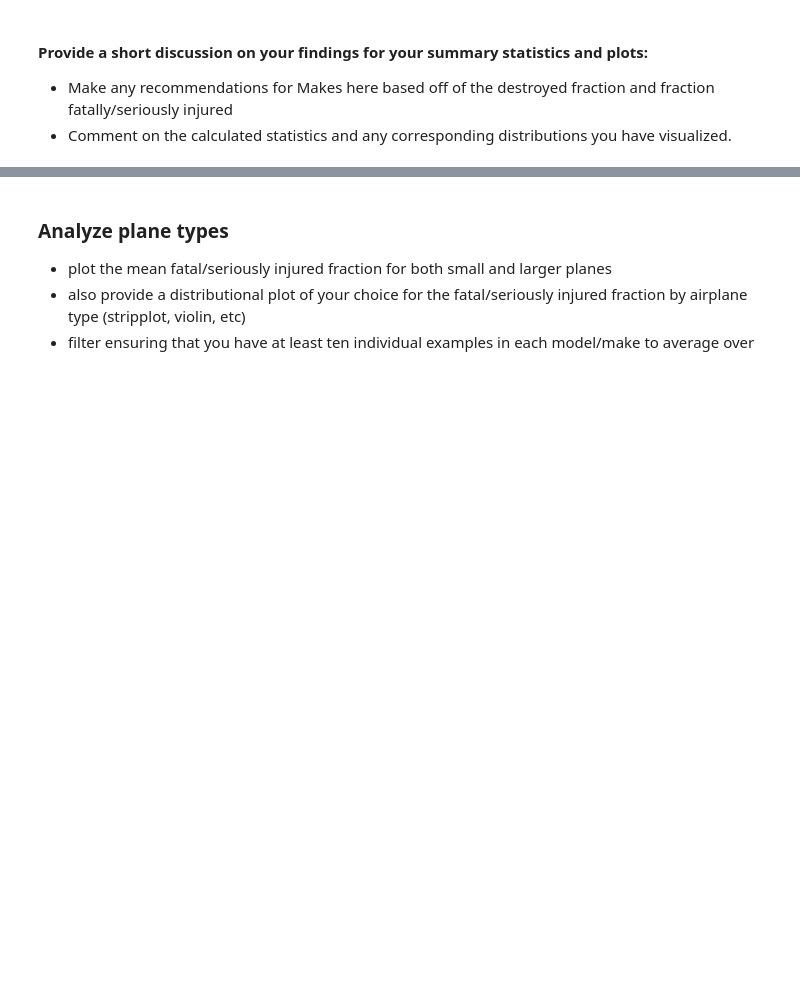
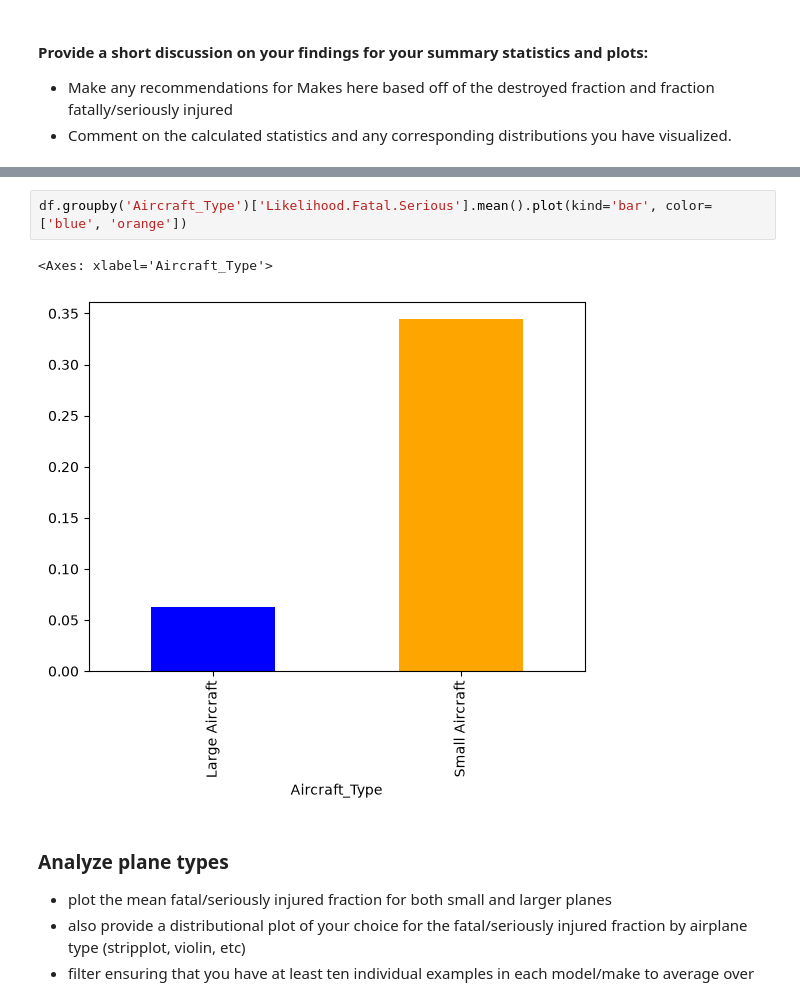
Before and after one commit to markelly2453-design/dsc-course0-m8-lab, a Jupyter notebook: Aviation_Accidents_Data_Analysis.ipynb, the cells around one changed output, grey strips where cells are left out. Cells and saved outputs as stored; diff of their text form; blank space fills up the shorter version.

```diff
--- a/Aviation_Accidents_Data_Analysis.ipynb
+++ b/Aviation_Accidents_Data_Analysis.ipynb
@@ -154,3 +262,8 @@ Sort your results and keep the lowest 15.
+# %%
+df.groupby('Aircraft_Type')['Likelihood.Fatal.Serious'].mean().plot(kind='bar', color=['blue', 'orange'])
+# %% [output]
+<Axes: xlabel='Aircraft_Type'>
+[figure, added]
 # %% [markdown]
 ### Analyze plane types
 - plot the mean fatal/seriously injured fraction for both small and larger planes
```
Also changed, not shown: parts of 13 cells of this notebook, 1 other file.
